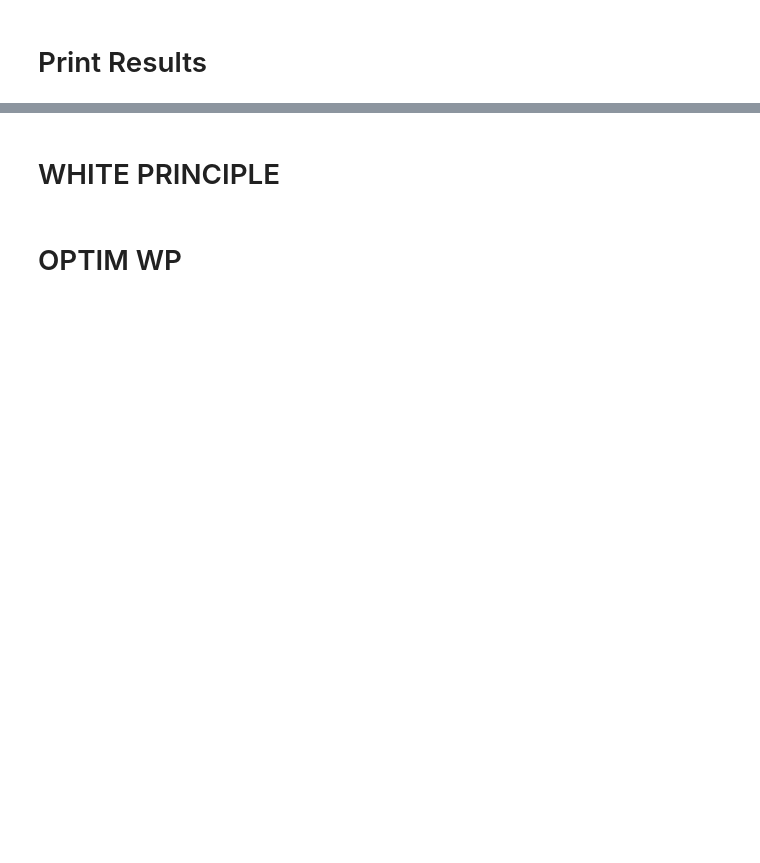
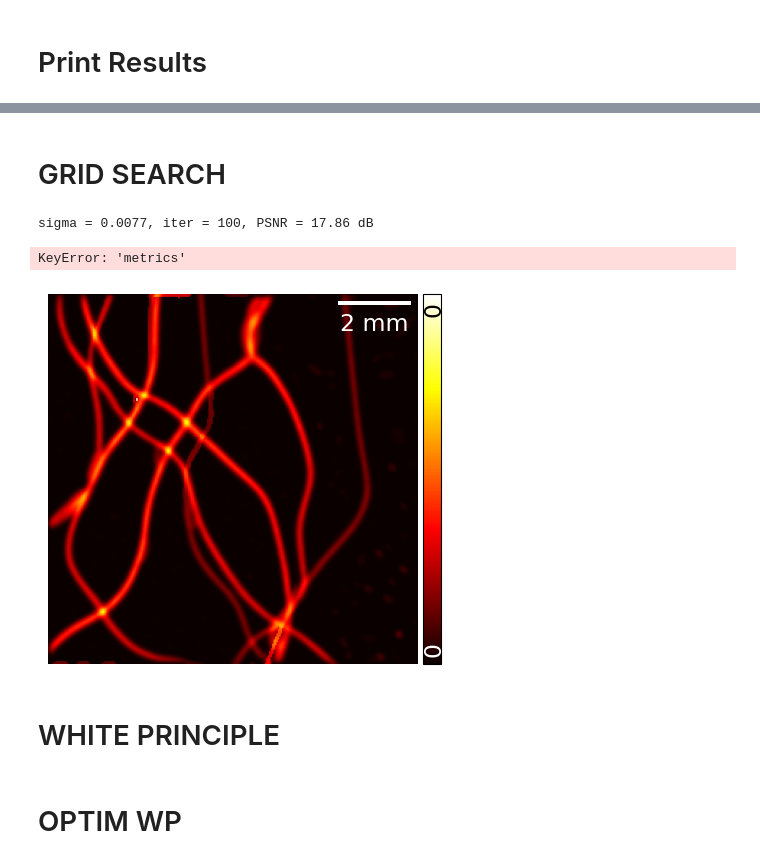
Before and after one commit to sofiaagostoni/ism_regularisation, a Jupyter notebook: results_ism_pnp.ipynb, the cells around one changed output, grey strips where cells are left out. Saved outputs shown, nothing was run; the diff lists cells and outputs as text; code cells hidden in the pictures; blank space fills up the shorter version.

```diff
--- a/results_ism_pnp.ipynb
+++ b/results_ism_pnp.ipynb
@@ -54,8 +28,0 @@ print(norm2)
-# %%
-L = torch.zeros(25)
-for j in range(0,25):
-    x_ones = torch.ones_like(dataset['ground_truth'].repeat(25,1,1,1))
-    norm_H = torch.max(dataset["physics"](x_ones)[j]) * torch.max(dataset["physics"].A_adjoint(x_ones)[j])
-    norm_y = torch.max(torch.abs(dataset['noise_image'][j]))
-    L[j] = (norm_y / dataset["back"][j]**2)* norm_H
-L_th = torch.sum(L)
@@ -117,0 +29,2 @@ plt.show()
+# %% [markdown]
+# GRID SEARCH
@@ -118,3 +130,61 @@ plt.show()
+# %%
+save_dir = "Results/results_gridsearch"
+
+# prior = 'gauss_' # not finetuned
+prior = '' # finetuned
+pxsizex = 40
+Nx = 256
+Nz = 1
+
+r = load_result("tub_level", 10, "L2", "KL", prior, save_dir)
+
+print(f"sigma = {r['sigma']:.4f}, iter = {r['iter']}, PSNR = {r['psnr']:.2f} dB")
+gr.ShowImg(r["x_rec"], pxsize_x=pxsizex)
+dinv.utils.plotting.plot_curves(r["metrics"])
+
+pm = r["psnr_map"].numpy()
+plt.imshow(pm, aspect="auto", origin="lower", cmap="viridis")
+plt.xticks(range(len(r["iter_grid"])), r["iter_grid"].tolist(), rotation=60)
+plt.yticks(range(len(r["sigma_grid"])), [f"{s:.3g}" for s in r["sigma_grid"].tolist()])
+plt.xlabel("max_iter"); plt.ylabel("sigma"); plt.colorbar(label="PSNR [dB]")
+plt.title(f"{r['name']}, flux {r['flux']}, {r['loss']}, {r['fidelity']}")
+plt.show()
+
+
+df = pd.read_csv("Results/results_gridsearch/summary_notft.csv")
+
+# PSNR table: one row per (data, flux), one column per (loss, fidelity)
+table = df.pivot_table(index=["data", "flux"], columns=["loss", "fidelity"], values="psnr")
+print(table.round(2))
+
+# Best configuration for each (data, flux)
+print(df.loc[df.groupby(["data", "flux"])["psnr"].idxmax()])
+# %%
+
+plot_psnr_vs_flux(df, losses=["FFL"])                    # one loss, KL vs l2
+plot_psnr_vs_flux(df, losses=["L2"])           # compare two losses
+plot_psnr_vs_flux(df, losses=["L1"])
+plot_psnr_vs_flux(df, losses=["L1_FFL"])
+plot_psnr_vs_flux(df, losses=["L2_FFL"])
+
+fluxes = [5, 10, 20, 40, 60]
+losses = ['L2', 'L1', 'FFL', 'L2_FFL', 'L1_FFL']
+
+# 1) All losses with KL, full image
+# show_grid("tub_level", [(l, "l2") for l in losses], fluxes)
+
+# 2) Zoom into a detailed region (choose the coordinates by looking at the GT)
+# show_grid("tub_level", [(l, "l2") for l in losses], fluxes, crop=(80, 160, 60, 140))
+
+# 3) Same, as error maps: shows where each loss fails
+# show_grid("tub_level", [(l, "KL") for l in losses], fluxes, crop=(80, 160, 60, 140), error=True)
+
+# 4) KL vs l2 for a single loss, to isolate the effect of the likelihood
+show_grid("tub_balls", [("L2", "KL"), ("L2", "l2")], fluxes, prior, save_dir)
+# %% [output]
+sigma = 0.0077, iter = 100, PSNR = 17.86 dB
+KeyError: 'metrics'
+[figure, added]
 # %% [markdown]
 # WHITE PRINCIPLE
 # %%
```
Also changed, not shown: parts of 5 cells of this notebook, 2 other files.
